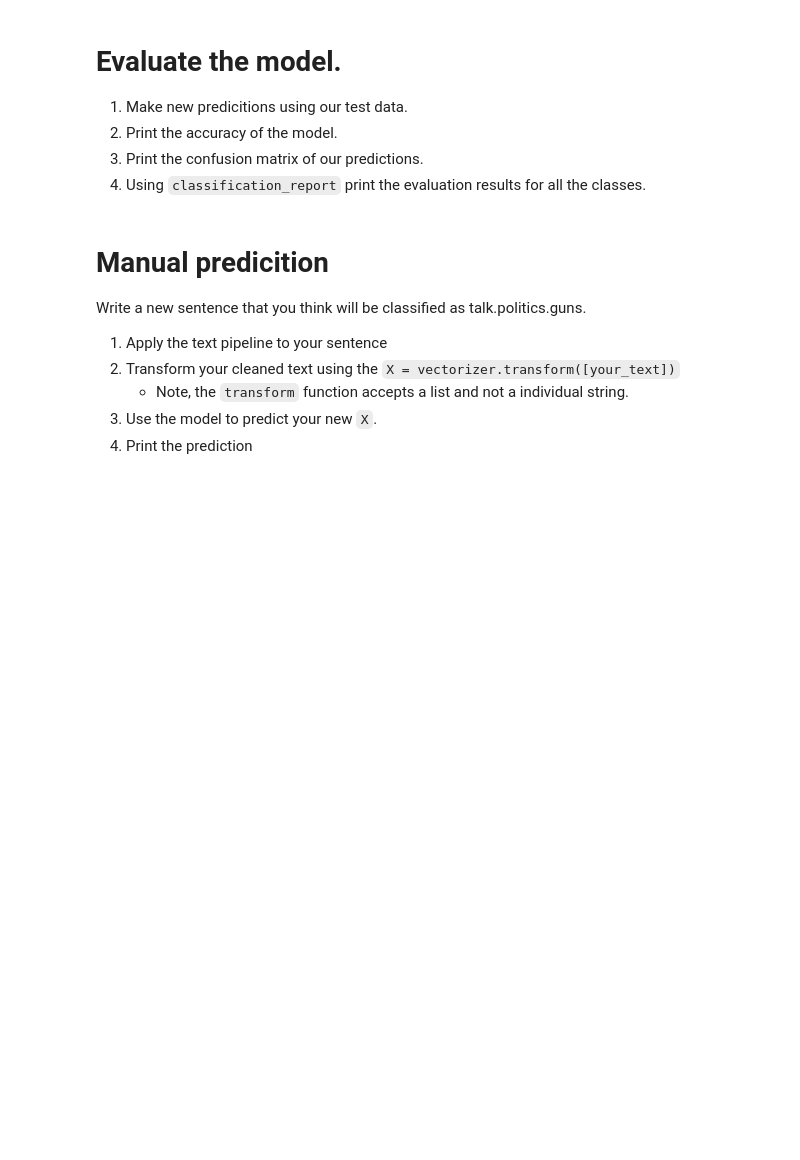
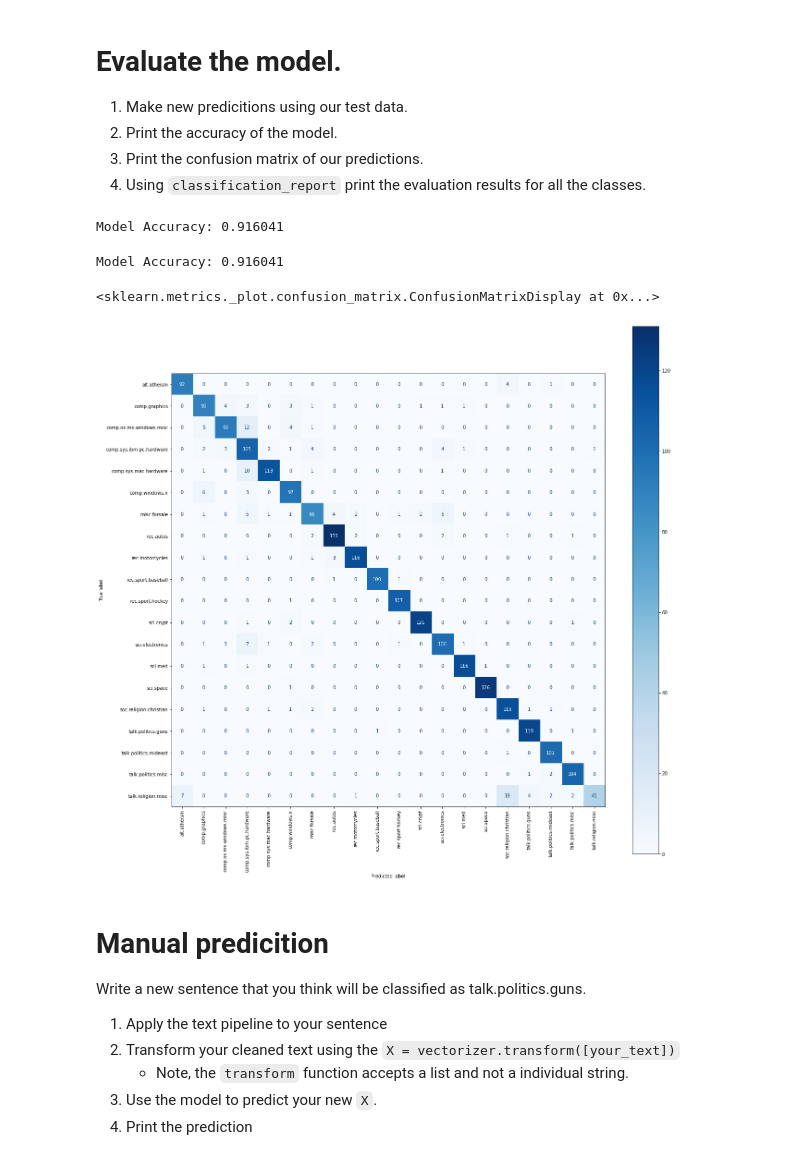
Before and after one commit to NeneWang/2022-fall-data-science, a Jupyter notebook: Week-07-NLP/Exercise-NLP.ipynb, the cells around one changed output. Cells and saved outputs as stored; diff of their text form; code cells hidden in the pictures; blank space fills up the shorter version.

```diff
--- a/Week-07-NLP/Exercise-NLP.ipynb
+++ b/Week-07-NLP/Exercise-NLP.ipynb
@@ -379,14 +391,14 @@ y_pred = model.predict(X_test)
 
 # Make predicted probabilites of our testing data
 y_pred_proba = model.predict_proba(X_test)
-
-# Evaluate our model
-accuracy =  model.score(X_test, y_test)
-
-# Print our evaluation metrics
-print("Model Accuracy: %f" % accuracy)
+# %% [output]
+Model Accuracy: 0.916041
 # %%
-# 2. Print the accuracy of the model.
-accuracy = ???
 
+# Evaluate our model
+accuracy =  model.score(X_test, y_test)
+
+# Print our evaluation metrics
 print("Model Accuracy: %f" % accuracy)
+# %% [output]
+Model Accuracy: 0.916041
@@ -395,3 +405,16 @@ print("Model Accuracy: %f" % accuracy)
+# %%
+# 3. Plot the confusion matrix of our predictions
+
+fig, ax = plt.subplots(figsize=(21, 21))
+
+disp = plot_confusion_matrix(model, X_test, y_test,
+                             display_labels=model.classes_,
+                             cmap=plt.cm.Blues, ax=ax)
+plt.xticks(rotation=90)
+disp
+# %% [output]
+<sklearn.metrics._plot.confusion_matrix.ConfusionMatrixDisplay at 0x...>
+[figure, added]
 # %%
 # 4. Using `classification_report` print the evaluation results for all the classes.
 # %% [markdown]
```
Also changed, not shown: parts of 3 cells of this notebook.
